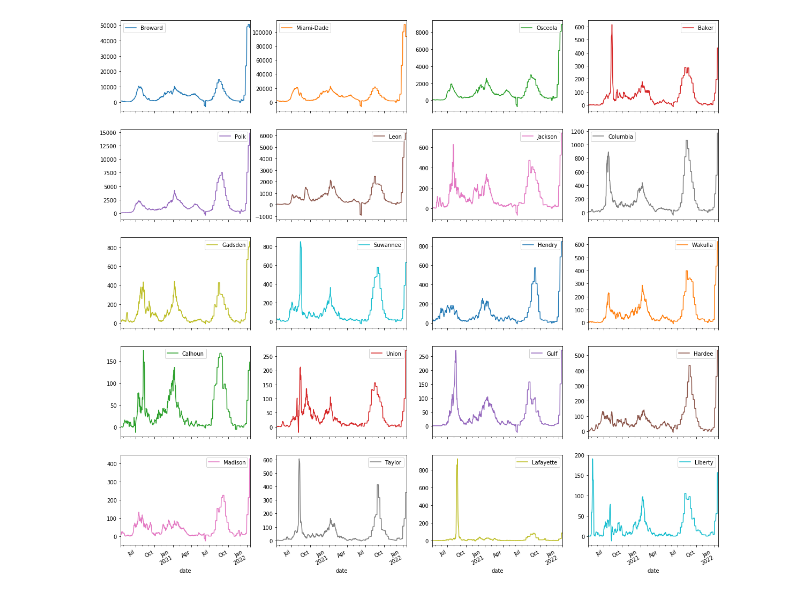
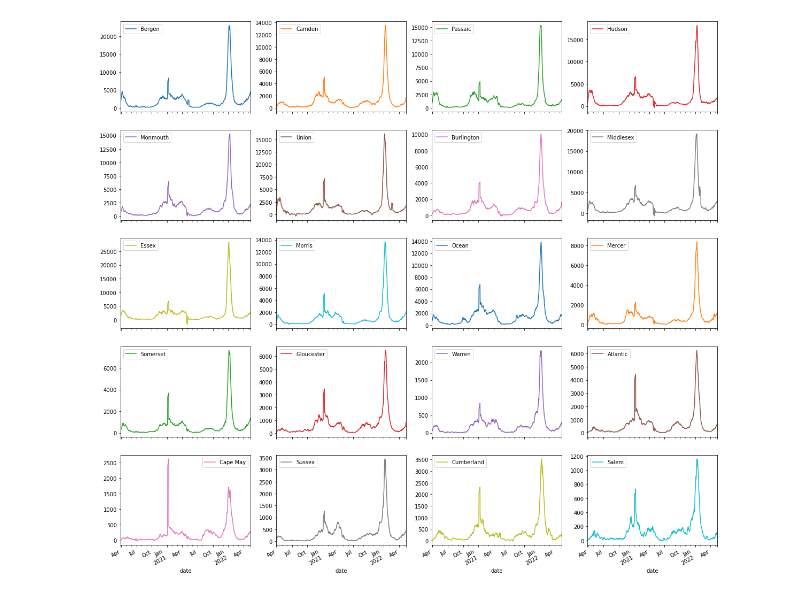
Before and after one commit to dviabhav/NYTCovidData, a Jupyter notebook: Covid19 file.ipynb, the cells around one changed output. Cells and saved outputs as stored; diff of their text form; code cells hidden in the pictures.

```diff
--- a/Covid19 file.ipynb
+++ b/Covid19 file.ipynb
@@ -256,14 +253,14 @@ plt.show()
 # %%
-state = 'Florida'
+state = 'New Jersey'
 cal = pd.DataFrame(wk_cases_county[state])
 #select_top( wk_cases_county['California'], sum_list = 1, top = 10 )
 worst_cases = select_top( cases_cty_thou[state], sum_list = 1, top = 20 )
 
 top_10 = pd.DataFrame()
 for cnty in worst_cases:
     top_10[cnty] = wk_cases_county[state][cnty].dropna()
 top_10.dropna(inplace = True)
 top_10.plot( subplots = True, layout = (5, 4), figsize = (20,20), sharex = True )
 plt.show()
 # %% [output]
-[figure, old version]
+[figure, new version]
```
Also changed, not shown: parts of 10 cells of this notebook.
